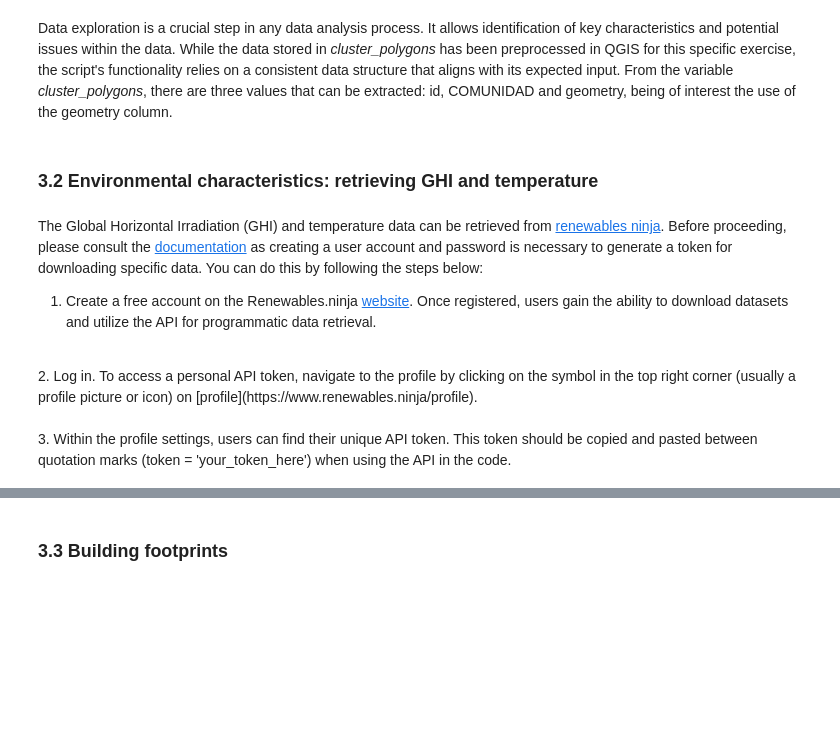
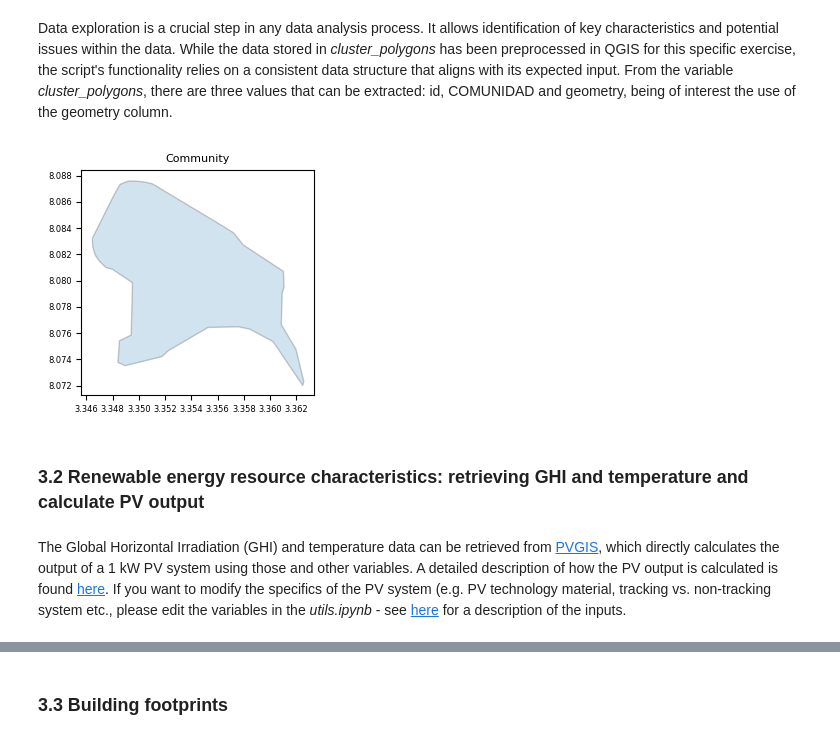
Before and after one commit to SEforALL-IEAP/OMG, a Jupyter notebook: OMG.ipynb, the cells around one changed output, grey strips where cells are left out. Drawn from its saved outputs; the diff is of its cells as text; code cells hidden in the pictures; blank space fills up the shorter version.

Commit message:
Updated resources, om, jupyter notebook

```diff
--- a/OMG.ipynb
+++ b/OMG.ipynb
@@ -82,6 +53,8 @@ if not os.path.exists(pv_data_folder):
 outpath = os.path.join(ROOT_DIR, "Output_Data")
 if not os.path.exists(outpath):
     os.makedirs(outpath)
+# %%
+admin_path = r"C:\Users\andre\Documents\Konsult\SEforALL\OMG\MiniGridsToolsComparison\Case_study_Nigeria_3\Boundary.geojson"
 # %% [markdown]
 ## 3. Importing Datasets
 # %% [markdown]
@@ -116,6 +81,6 @@ community = "ALDEA MANAJA"
 ### 3.1 Community alpha shape (cluster)
 # %%
 ## Read the layer indicating the alpha shape of the community (.shp | .gpkg | .geojson)
-cluster_polygons = gpd.read_file(r'Input_Data\{}.gpkg'.format(community))
+cluster_polygons = gpd.read_file(admin_path)
 # %% [markdown]
 Data exploration is a crucial step in any data analysis process. It allows identification of key characteristics and potential issues within the data. While the data stored in *cluster_polygons* has been preprocessed in QGIS for this specific exercise, the script's functionality relies on a consistent data structure that aligns with its expected input.  From the variable *cluster_polygons*, there are three values that can be extracted: id, COMUNIDAD and geometry, being of interest the use of the geometry column.
@@ -124,20 +87,11 @@ cluster_polygons
 # %%
-# Vizualizing the community in focus
-fig, ax = plt.subplots(figsize=(3, 3))
-cluster_polygons.plot(ax=ax, edgecolor='black', alpha=0.2)
-ax.set_aspect('equal', 'box')
-txt = ax.set_title('{}'.format(community), size=8)
-ax.tick_params(axis='x', labelcolor='black', labelsize=6)
-ax.tick_params(axis='y', labelcolor='black', labelsize=6)
+visualize_community(cluster_polygons)
+# %% [output]
+[figure, added]
 # %% [markdown]
-### 3.2 Environmental characteristics: retrieving GHI and temperature
+### 3.2 Renewable energy resource characteristics: retrieving GHI and temperature and calculate PV output
 # %% [markdown]
-The Global Horizontal Irradiation (GHI) and temperature data can be retrieved from [renewables ninja](https://www.renewables.ninja). Before proceeding, please consult the [documentation](https://www.renewables.ninja/documentation) as creating a user account and password is necessary to generate a token for downloading specific data. You can do this by following the steps below:
-1. Create a free account on the Renewables.ninja [website](https://www.renewables.ninja/register). Once registered, users gain the ability to download datasets and utilize the API for programmatic data retrieval.<br>
-<br>
-2. Log in. To access a personal API token, navigate to the profile by clicking on the symbol in the top right corner (usually a profile picture or icon) on [profile](https://www.renewables.ninja/profile).<br>
-<br>
-3. Within the profile settings, users can find their unique API token. This token should be copied and pasted between quotation marks (token = 'your_token_here') when using the API in the code.
+The Global Horizontal Irradiation (GHI) and temperature data can be retrieved from [PVGIS](https://joint-research-centre.ec.europa.eu/photovoltaic-geographical-information-system-pvgis_en), which directly calculates the output of a 1 kW PV system using those and other variables. A detailed description of how the PV output is calculated is found [here](https://joint-research-centre.ec.europa.eu/photovoltaic-geographical-information-system-pvgis/getting-started-pvgis/pvgis-data-sources-calculation-methods_en). If you want to modify the specifics of the PV system (e.g. PV technology material, tracking vs. non-tracking system etc., please edit the variables in the *utils.ipynb* - see [here](https://joint-research-centre.ec.europa.eu/photovoltaic-geographical-information-system-pvgis/getting-started-pvgis/api-non-interactive-service_en#ref-2-inputs-for-specific-pvgis-tools) for a description of the inputs.
 # %%
 longitude = cluster_polygons.geometry.centroid.x[0]    ## retrieved using the centroid of the polygon
 latitude = cluster_polygons.geometry.centroid.y[0]     ## retrieved using the centroid of the polygon
```
Also changed, not shown: parts of 113 cells of this notebook, 2 other files.
